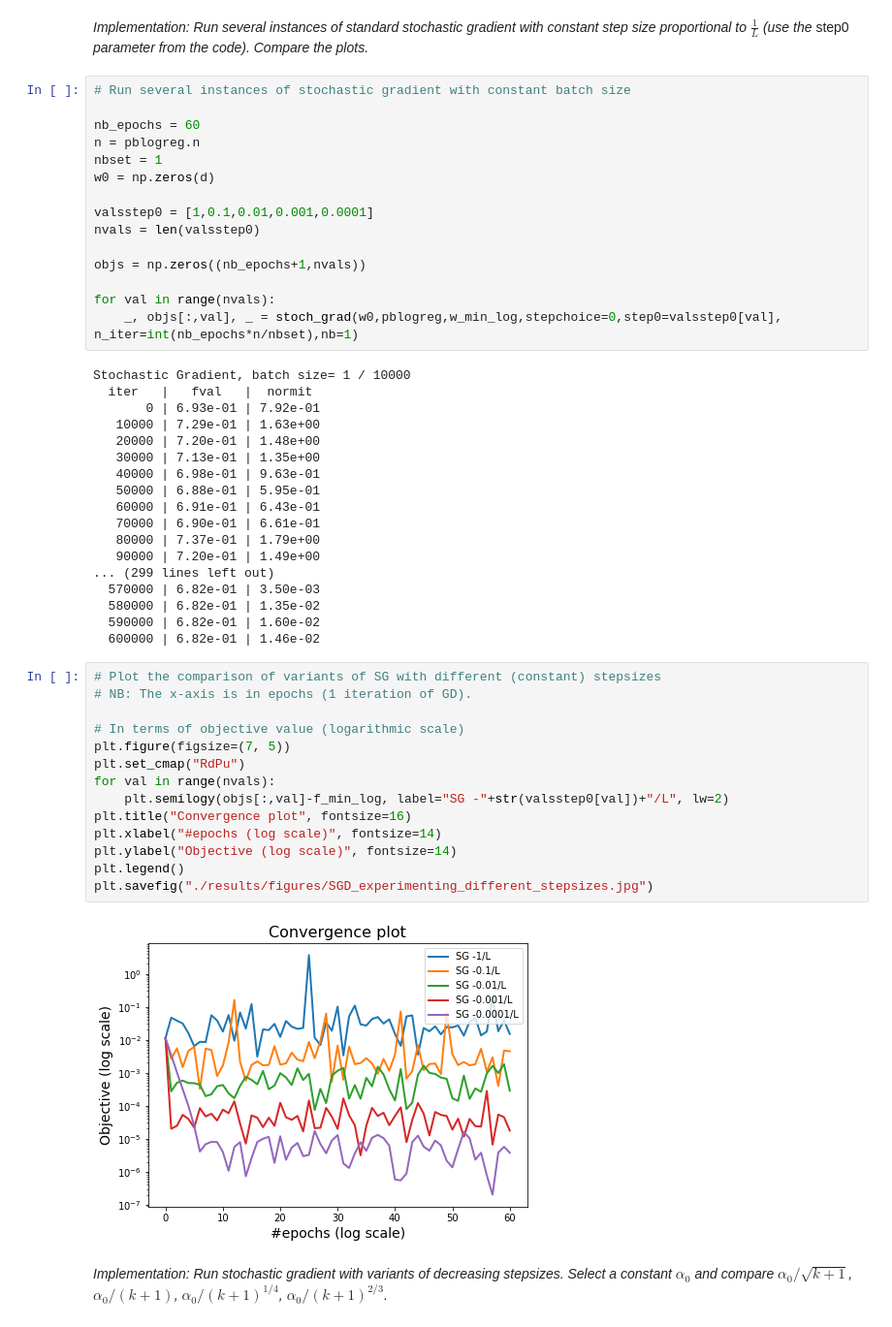
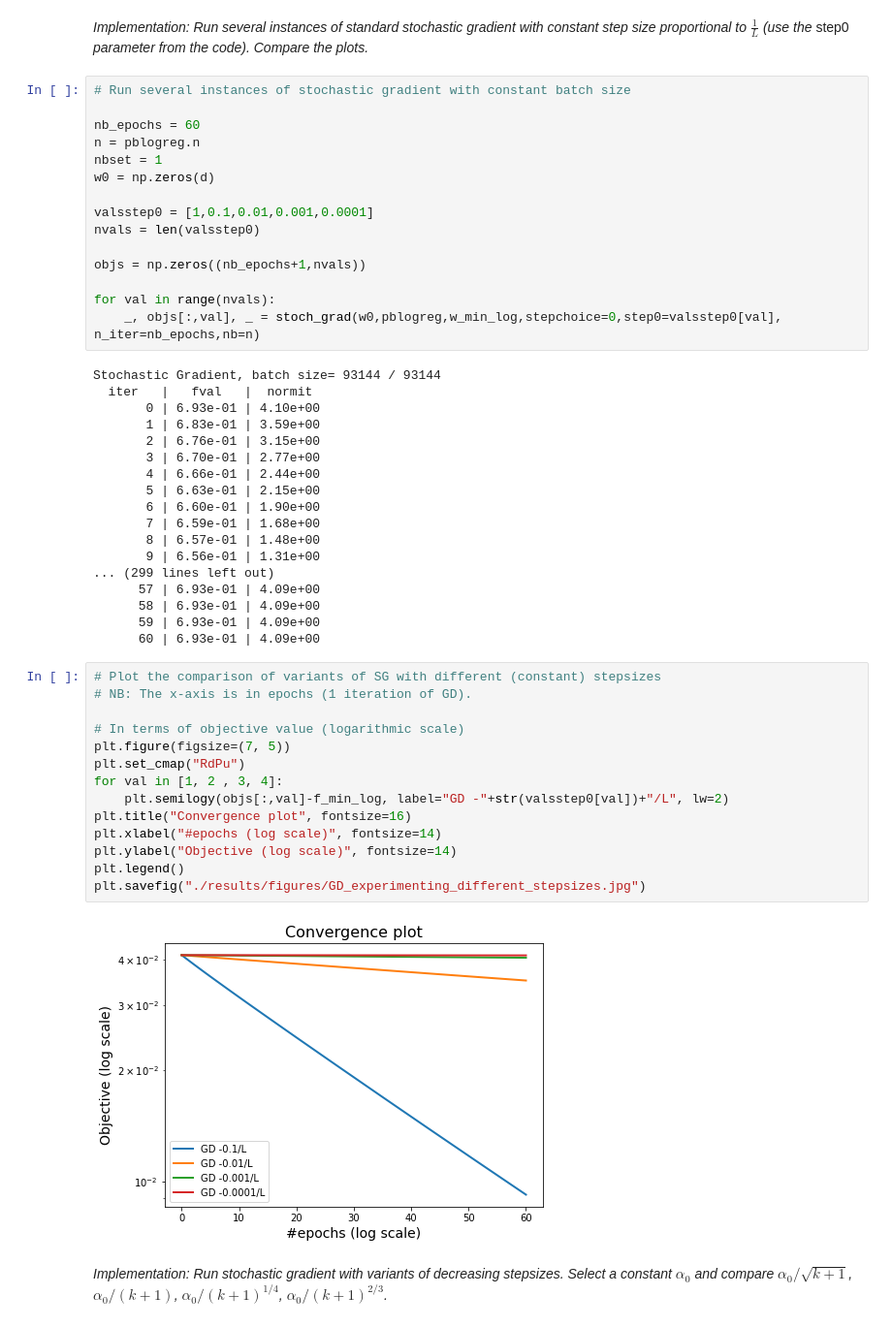
Before and after one commit to rsena-felipe/optimization_project, a Jupyter notebook: SG01.ipynb, the cells around one changed output. Shown at 97% size. Saved outputs shown, nothing was run; the diff lists cells and outputs as text.

```diff
--- a/SG01.ipynb
+++ b/SG01.ipynb
@@ -557,41 +556,41 @@ nvals = len(valsstep0)
 objs = np.zeros((nb_epochs+1,nvals))
 
 for val in range(nvals):
-    _, objs[:,val], _ = stoch_grad(w0,pblogreg,w_min_log,stepchoice=0,step0=valsstep0[val], n_iter=int(nb_epochs*n/nbset),nb=1)
+    _, objs[:,val], _ = stoch_grad(w0,pblogreg,w_min_log,stepchoice=0,step0=valsstep0[val], n_iter=nb_epochs,nb=n)
 # %% [output]
-Stochastic Gradient, batch size= 1 / 10000
+Stochastic Gradient, batch size= 93144 / 93144
   iter   |   fval   |  normit
-       0 | 6.93e-01 | 7.92e-01
-   10000 | 7.29e-01 | 1.63e+00
-   20000 | 7.20e-01 | 1.48e+00
-   30000 | 7.13e-01 | 1.35e+00
-   40000 | 6.98e-01 | 9.63e-01
-   50000 | 6.88e-01 | 5.95e-01
-   60000 | 6.91e-01 | 6.43e-01
-   70000 | 6.90e-01 | 6.61e-01
-   80000 | 7.37e-01 | 1.79e+00
-   90000 | 7.20e-01 | 1.49e+00
+       0 | 6.93e-01 | 4.10e+00
+       1 | 6.83e-01 | 3.59e+00
+       2 | 6.76e-01 | 3.15e+00
+       3 | 6.70e-01 | 2.77e+00
+       4 | 6.66e-01 | 2.44e+00
+       5 | 6.63e-01 | 2.15e+00
+       6 | 6.60e-01 | 1.90e+00
+       7 | 6.59e-01 | 1.68e+00
+       8 | 6.57e-01 | 1.48e+00
+       9 | 6.56e-01 | 1.31e+00
 ... (299 lines left out)
-  570000 | 6.82e-01 | 3.50e-03
-  580000 | 6.82e-01 | 1.35e-02
-  590000 | 6.82e-01 | 1.60e-02
-  600000 | 6.82e-01 | 1.46e-02
+      57 | 6.93e-01 | 4.09e+00
+      58 | 6.93e-01 | 4.09e+00
+      59 | 6.93e-01 | 4.09e+00
+      60 | 6.93e-01 | 4.09e+00
 # %%
 # Plot the comparison of variants of SG with different (constant) stepsizes
 # NB: The x-axis is in epochs (1 iteration of GD).
 
 # In terms of objective value (logarithmic scale)
 plt.figure(figsize=(7, 5))
 plt.set_cmap("RdPu")
-for val in range(nvals):
-    plt.semilogy(objs[:,val]-f_min_log, label="SG -"+str(valsstep0[val])+"/L", lw=2)
+for val in [1, 2 , 3, 4]:
+    plt.semilogy(objs[:,val]-f_min_log, label="GD -"+str(valsstep0[val])+"/L", lw=2)
 plt.title("Convergence plot", fontsize=16)
 plt.xlabel("#epochs (log scale)", fontsize=14)
 plt.ylabel("Objective (log scale)", fontsize=14)
 plt.legend()
-plt.savefig("./results/figures/SGD_experimenting_different_stepsizes.jpg")
+plt.savefig("./results/figures/GD_experimenting_different_stepsizes.jpg")
 # %% [output]
-[figure, old version]
+[figure, new version]
 # %% [markdown]
 *Implementation: Run stochastic gradient with variants of decreasing stepsizes. Select a constant $\alpha_0$ and
 compare $\alpha_0/\sqrt{k+1}$, $\alpha_0/(k+1)$, $\alpha_0/(k+1)^{1/4}$, $\alpha_0/(k+1)^{2/3}$.*
```
Also changed, not shown: parts of 16 cells of this notebook, 30 other files.
